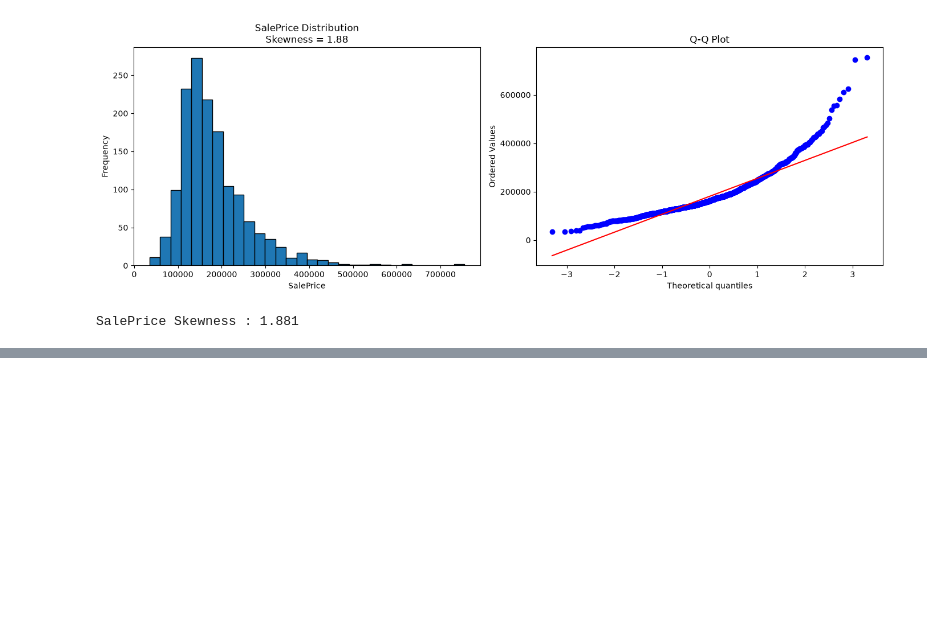
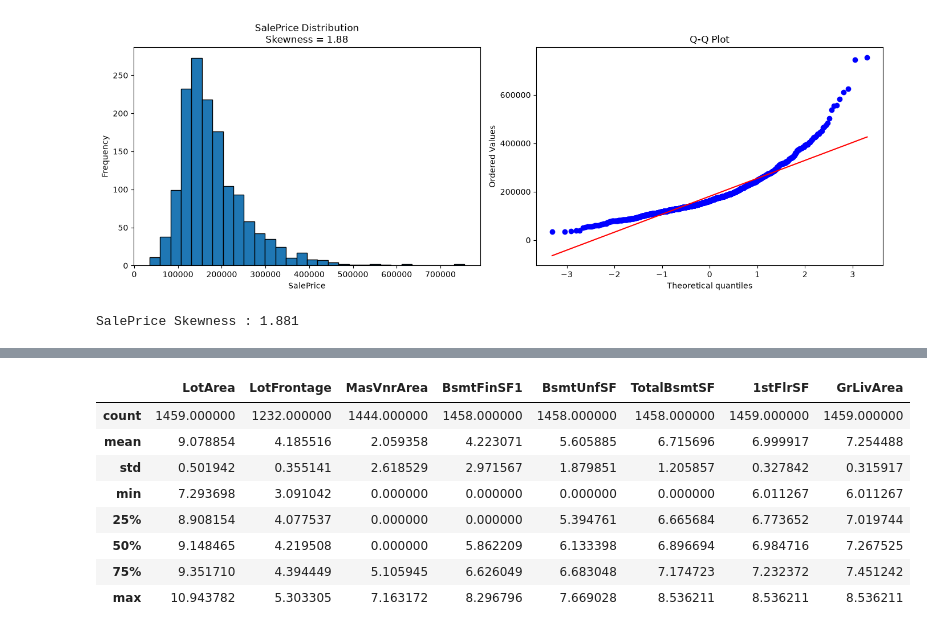
Before and after one commit to AzerQasimzade/House-Price-Prediction, a Jupyter notebook: House Price Prediction main/Notebooks/2-Data-Preprocessing.ipynb, the cells around one changed output, grey strips where cells are left out. Cells and saved outputs as stored; diff of their text form; code cells hidden in the pictures; blank space fills up the shorter version.

```diff
--- a/House Price Prediction main/Notebooks/2-Data-Preprocessing.ipynb
+++ b/House Price Prediction main/Notebooks/2-Data-Preprocessing.ipynb
@@ -386,0 +476,19 @@ SalePrice Skewness : 1.881
+# %%
+# ==========================================================
+# Apply ORDİNAL Encoding
+# ==========================================================
+for feature, mapping in ordinal_mappings.items():
+
+    if feature in test_dataf.columns:
+        test_dataf[feature] = test_dataf[feature].replace(mapping)
+
+print("Ordinal Encoding completed.")
+
+# Convert ordinal features to numeric dtype (Because I TESTED, THERE WAS 17 OBJECT DATA.
+#  some features may still be of object type after replacement)
+for feature in ordinal_features:
+    if feature in test_dataf.columns:
+        test_dataf[feature] = pd.to_numeric(
+            test_dataf[feature],
+            errors="coerce"
+        )
@@ -386,0 +497,13 @@ SalePrice Skewness : 1.881
+# %%
+# ==========================================================
+# Apply One-hot Encoding
+# ==========================================================
+
+test_dataf = pd.get_dummies(
+    test_dataf,
+    columns=nominal_features,
+    drop_first=True
+)
+
+print("One-Hot Encoding completed successfully!")
+print(f"Shape after encoding: {test_dataf.shape}")
@@ -386,0 +531,10 @@ SalePrice Skewness : 1.881
+# %%
+# ==========================================================
+# Apply Log Transformation- Features that i log transformed in train dataset which i called them log_features
+# ==========================================================
+
+for feature in log_features:
+    if feature in test_dataf.columns:
+        test_dataf[feature] = np.log1p(test_dataf[feature])
+
+print("Log Transformation completed successfully.")
@@ -386,0 +667,12 @@ SalePrice Skewness : 1.881
+# %%
+test_dataf[log_features].describe()
+# %% [output]
+|  | LotArea | LotFrontage | MasVnrArea | BsmtFinSF1 | BsmtUnfSF | TotalBsmtSF | 1stFlrSF | GrLivArea |
+| count | 1459.000000 | 1232.000000 | 1444.000000 | 1458.000000 | 1458.000000 | 1458.000000 | 1459.000000 | 1459.000000 |
+| mean | 9.078854 | 4.185516 | 2.059358 | 4.223071 | 5.605885 | 6.715696 | 6.999917 | 7.254488 |
+| std | 0.501942 | 0.355141 | 2.618529 | 2.971567 | 1.879851 | 1.205857 | 0.327842 | 0.315917 |
+| min | 7.293698 | 3.091042 | 0.000000 | 0.000000 | 0.000000 | 0.000000 | 6.011267 | 6.011267 |
+| 25% | 8.908154 | 4.077537 | 0.000000 | 0.000000 | 5.394761 | 6.665684 | 6.773652 | 7.019744 |
+| 50% | 9.148465 | 4.219508 | 0.000000 | 5.862209 | 6.133398 | 6.896694 | 6.984716 | 7.267525 |
+| 75% | 9.351710 | 4.394449 | 5.105945 | 6.626049 | 6.683048 | 7.174723 | 7.232372 | 7.451242 |
+| max | 10.943782 | 5.303305 | 7.163172 | 8.296796 | 7.669028 | 8.536211 | 8.536211 | 8.536211 |
```
Also changed, not shown: parts of 26 cells of this notebook, 5 other files.
